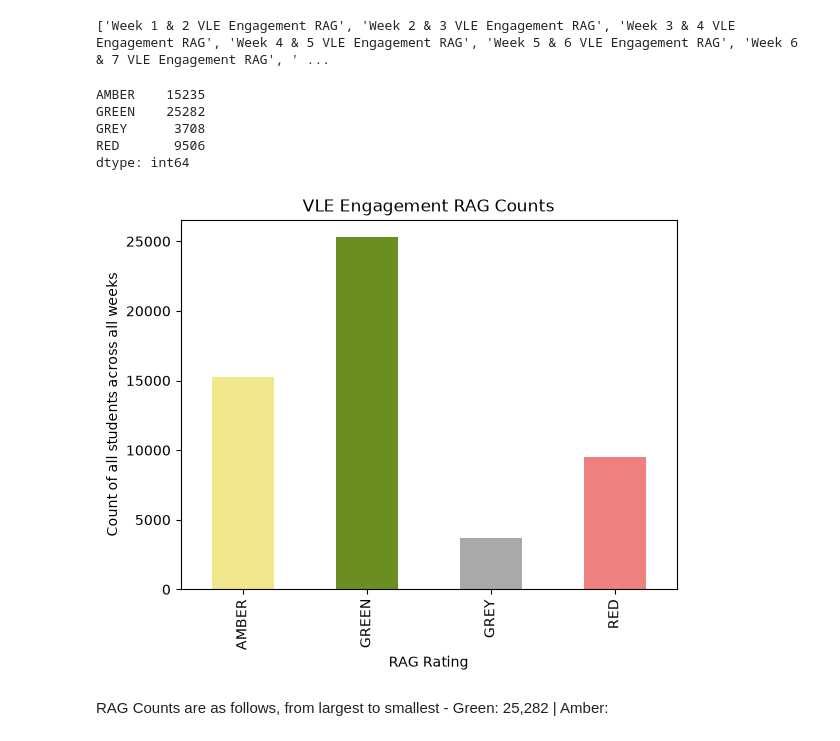
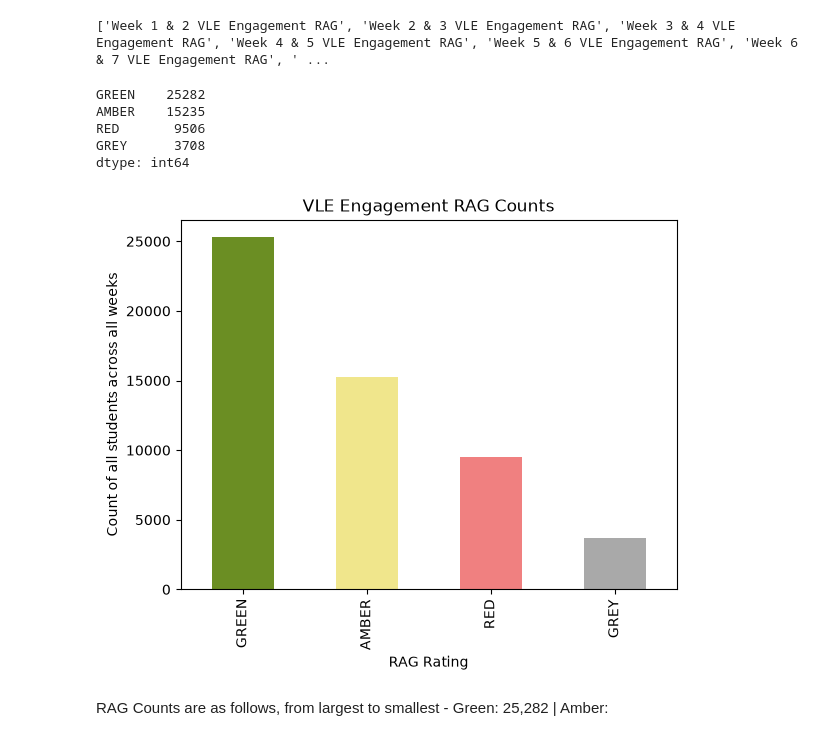
Before and after one commit to nxbulak/Student_Success_Prediction_MSc, a Jupyter notebook: Notebooks/2_EDA.ipynb, the cells around one changed output. Drawn from its saved outputs; the diff is of its cells as text; code cells hidden in the pictures.

Commit message:
re-ordered so list is sorted through and colours to match on plot

```diff
--- a/Notebooks/2_EDA.ipynb
+++ b/Notebooks/2_EDA.ipynb
@@ -166,20 +166,21 @@ print(vle_columns) # Display VLE columns
 # %%
 # VLE RAG calculations - Count occurances of each colour (Red, Amber, Green)
 
 vle_counts = df[vle_columns].apply(pd.Series.value_counts).sum(axis=1) # Count occurrences of each value colour across VLE columns
-print(vle_counts) # Display counts of each colour across VLE columns
+vle_counts_sorted = vle_counts.sort_values(ascending=False) # Sort counts in descending order
+print(vle_counts_sorted) # Display counts of each colour across VLE columns
 
-vle_counts.plot(kind='bar', color=['khaki', 'olivedrab', 'darkgrey', 'lightcoral']) # Bar chart of VLE RAG counts
+vle_counts_sorted.plot(kind='bar', color=['olivedrab', 'khaki', 'lightcoral', 'darkgrey']) # Bar chart of VLE RAG counts
 plt.title('VLE Engagement RAG Counts') # Title for bar chart
 plt.xlabel('RAG Rating') # X-axis label
 plt.ylabel('Count of all students across all weeks') # Y-axis label
 plt.show() # Show bar chart
 # %% [output]
+GREEN    25282
 AMBER    15235
-GREEN    25282
+RED       9506
 GREY      3708
-RED       9506
 dtype: int64
-[figure, old version]
+[figure, new version]
 # %% [markdown]
 RAG Counts are as follows, from largest to smallest - Green: 25,282 | Amber:
```
